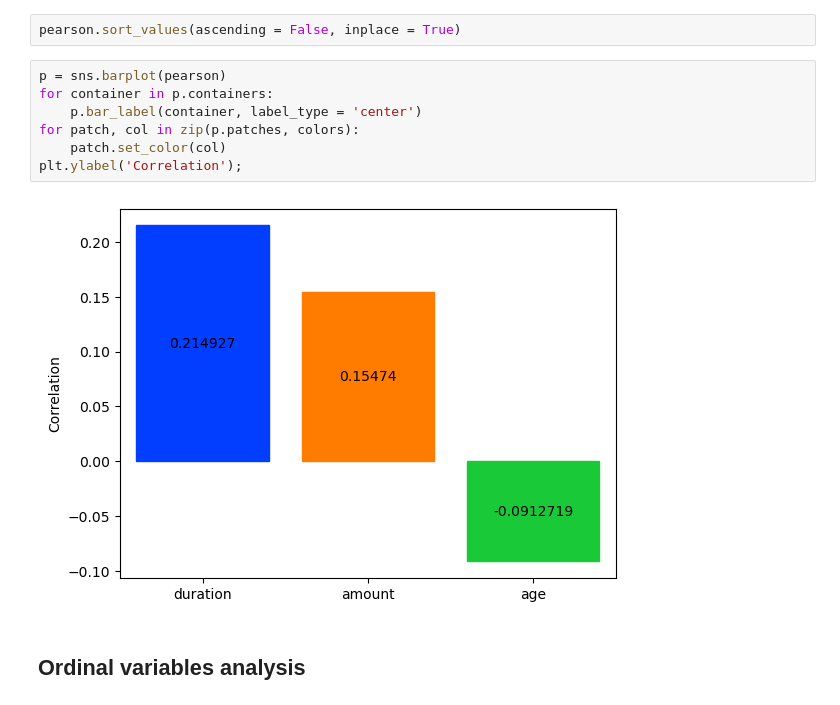
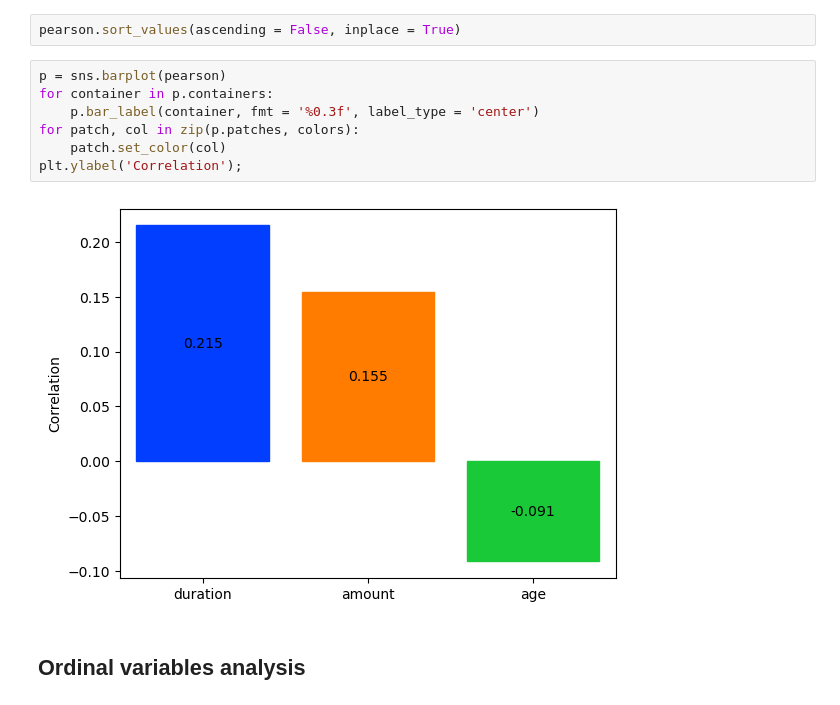
Before and after one commit to Grzesiesz/Credit-Risk-Prediction, a Jupyter notebook: south_german_credit/notebooks/EDA.ipynb, the cells around one changed output. Saved outputs shown, nothing was run; the diff lists cells and outputs as text.

```diff
--- a/south_german_credit/notebooks/EDA.ipynb
+++ b/south_german_credit/notebooks/EDA.ipynb
@@ -255,12 +255,12 @@ pearson.sort_values(ascending = False, inplace = True)
 # %%
 p = sns.barplot(pearson)
 for container in p.containers:
-    p.bar_label(container, label_type = 'center')
+    p.bar_label(container, fmt = '%0.3f', label_type = 'center')
 for patch, col in zip(p.patches, colors):
     patch.set_color(col)
 plt.ylabel('Correlation');
 # %% [output]
-[figure, old version]
+[figure, new version]
 # %% [markdown]
 ## Ordinal variables analysis
 # %%
```
Also changed, not shown: parts of 7 cells of this notebook.
